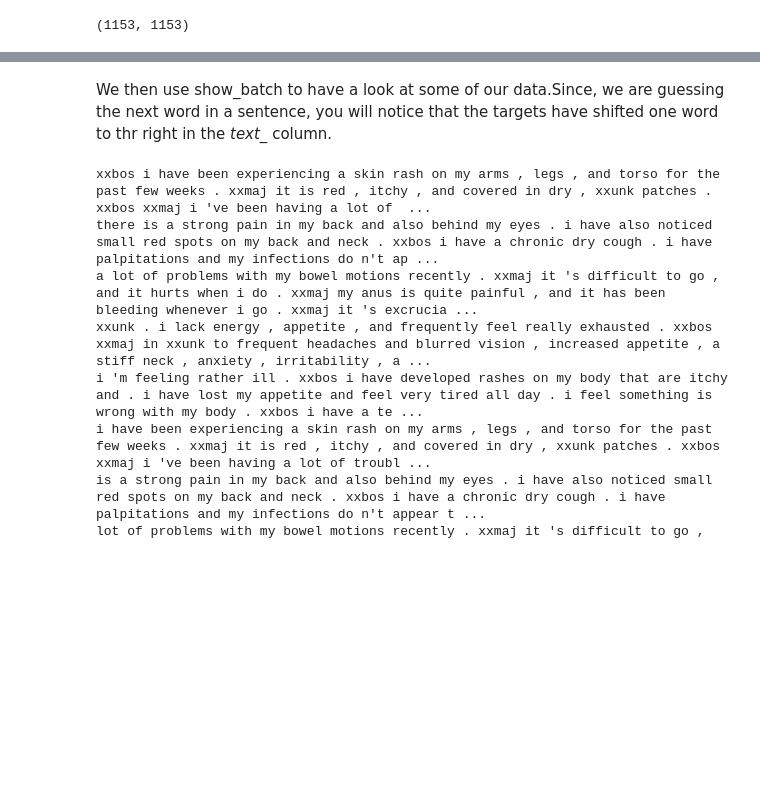
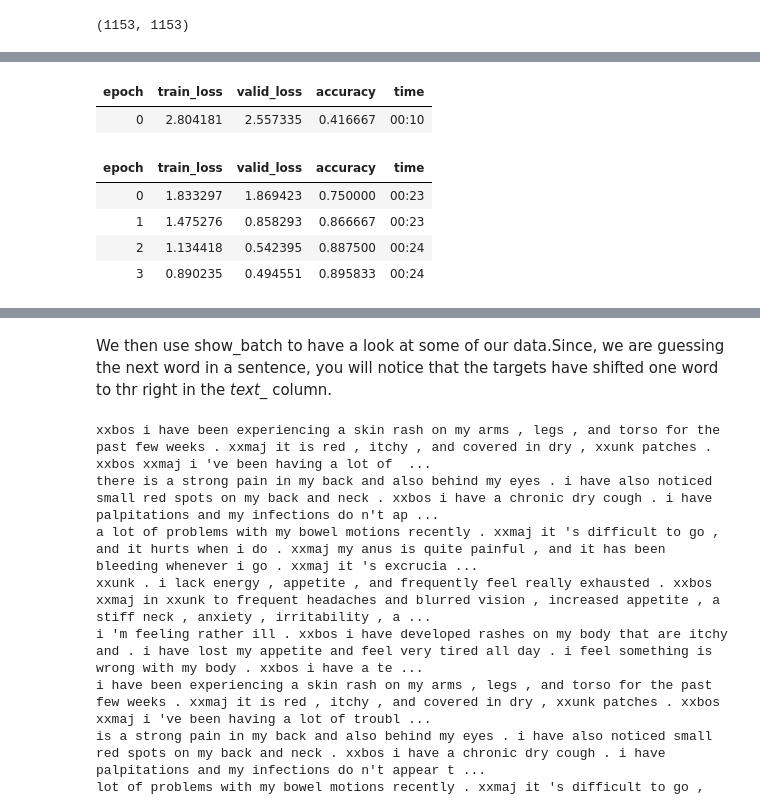
Before and after one commit to rubanzasilva/symptom_to_disease, a Jupyter notebook: symptom-disease-ulmfit_lightning.ipynb, the cells around one changed output, grey strips where cells are left out. Drawn from its saved outputs; the diff is of its cells as text; code cells hidden in the pictures; blank space fills up the shorter version.

```diff
--- a/symptom-disease-ulmfit_lightning.ipynb
+++ b/symptom-disease-ulmfit_lightning.ipynb
@@ -138,0 +166,11 @@ symptom_df['text'].nunique(),sd_df['text'].nunique()
+# %%
+%%time
+learn.fine_tune(4, 1e-2)
+# %% [output]
+| epoch | train_loss | valid_loss | accuracy | time |
+| 0 | 2.804181 | 2.557335 | 0.416667 | 00:10 |
+| epoch | train_loss | valid_loss | accuracy | time |
+| 0 | 1.833297 | 1.869423 | 0.750000 | 00:23 |
+| 1 | 1.475276 | 0.858293 | 0.866667 | 00:23 |
+| 2 | 1.134418 | 0.542395 | 0.887500 | 00:24 |
+| 3 | 0.890235 | 0.494551 | 0.895833 | 00:24 |
```
Also changed, not shown: parts of 20 cells of this notebook.
